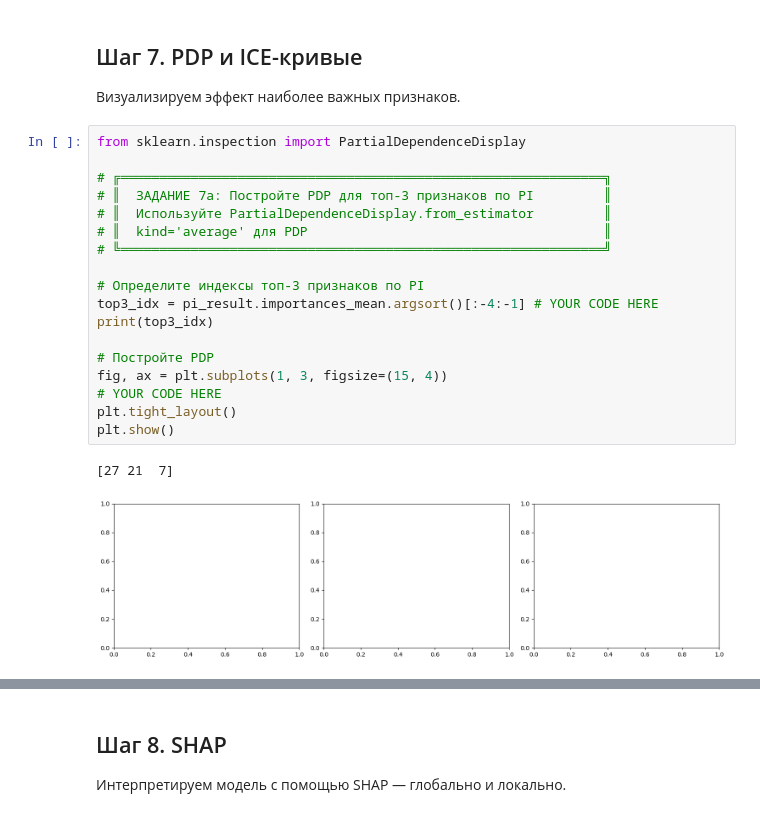
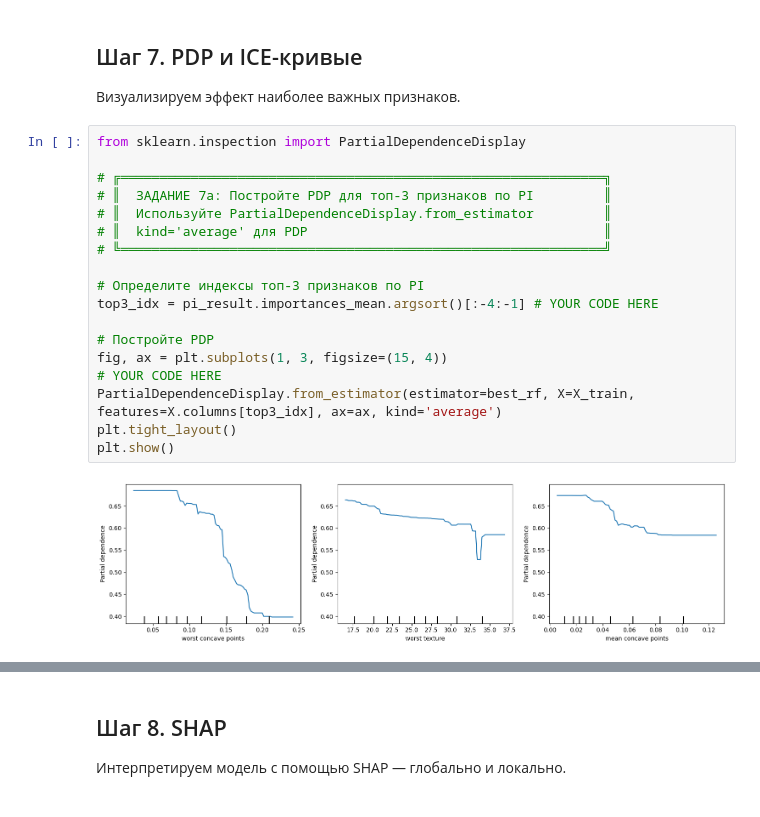
Before and after one commit to Xivalor/ml-course-homeworks, a Jupyter notebook: hw10_interpretation/hp_interp_practice_student.ipynb, the cells around one changed output, grey strips where cells are left out. Saved outputs shown, nothing was run; the diff lists cells and outputs as text.

```diff
--- a/hw10_interpretation/hp_interp_practice_student.ipynb
+++ b/hw10_interpretation/hp_interp_practice_student.ipynb
@@ -350,24 +350,23 @@ Text(0.5, 1.0, 'Feature Importance')
 # %%
 from sklearn.inspection import PartialDependenceDisplay
 
 # ╔══════════════════════════════════════════════════════════════╗
 # ║  ЗАДАНИЕ 7а: Постройте PDP для топ-3 признаков по PI         ║
 # ║  Используйте PartialDependenceDisplay.from_estimator         ║
 # ║  kind='average' для PDP                                      ║
 # ╚══════════════════════════════════════════════════════════════╝
 
 # Определите индексы топ-3 признаков по PI
 top3_idx = pi_result.importances_mean.argsort()[:-4:-1] # YOUR CODE HERE
-print(top3_idx)
 
 # Постройте PDP
 fig, ax = plt.subplots(1, 3, figsize=(15, 4))
 # YOUR CODE HERE
+PartialDependenceDisplay.from_estimator(estimator=best_rf, X=X_train, features=X.columns[top3_idx], ax=ax, kind='average')
 plt.tight_layout()
 plt.show()
 # %% [output]
-[27 21  7]
-[figure, old version]
+[figure, new version]
 # %%
 # ╔══════════════════════════════════════════════════════════════╗
 # ║  ЗАДАНИЕ 7б: Постройте ICE-кривые для самого важного признака║
```
Also changed, not shown: parts of 1 cell of this notebook.
